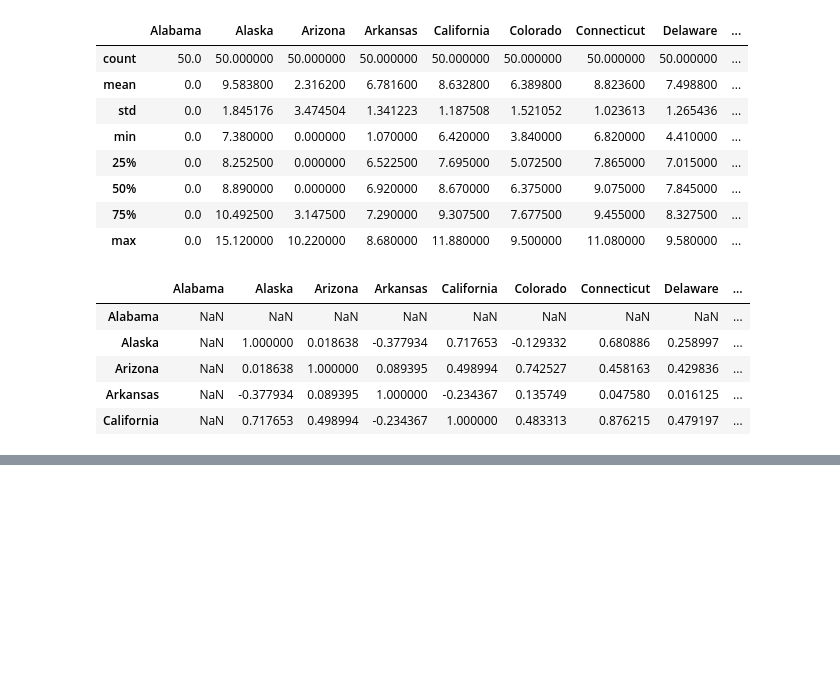
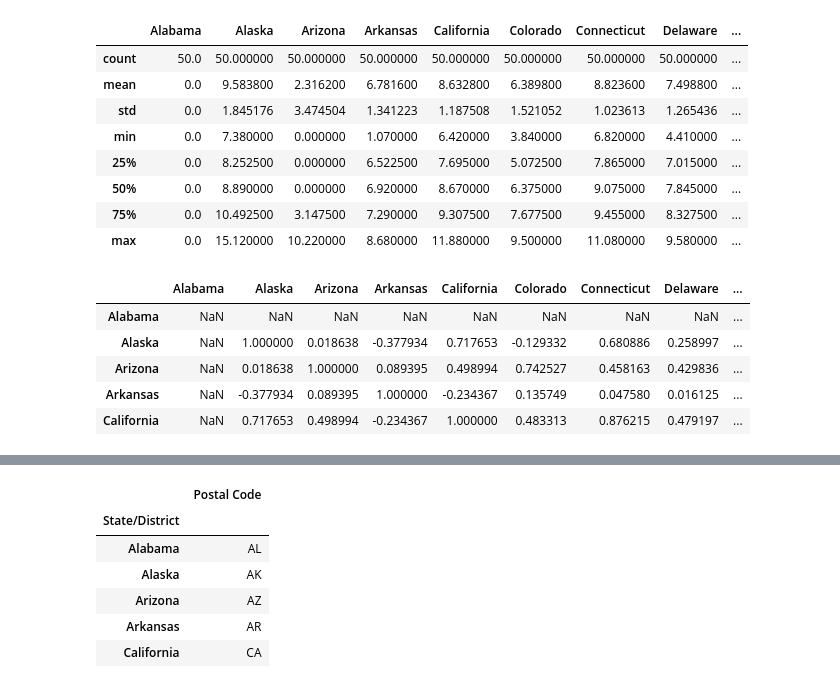
Before and after one commit to charu11/data_analysing_python, a Jupyter notebook: data_anlyse_p2.ipynb, the cells around one changed output, grey strips where cells are left out. Saved outputs shown, nothing was run; the diff lists cells and outputs as text; code cells hidden in the pictures; blank space fills up the shorter version.

```diff
--- a/data_anlyse_p2.ipynb
+++ b/data_anlyse_p2.ipynb
@@ -88,0 +156,12 @@ grouped_issue.get_group('Alabama').head()
+# %%
+state_abbv[["State/District", "Postal Code"]].to_csv("/content/drive/My Drive/data_analysis_python/state_abbv.csv", index=False)  # index in this case is worthless
+state_abbv = pd.read_csv("/content/drive/My Drive/data_analysis_python/state_abbv.csv", index_col=0)
+state_abbv.head()
+# %% [output]
+|  | Postal Code |
+| State/District |  |
+| Alabama | AL |
+| Alaska | AK |
+| Arizona | AZ |
+| Arkansas | AR |
+| California | CA |
```
Also changed, not shown: parts of 10 cells of this notebook.
